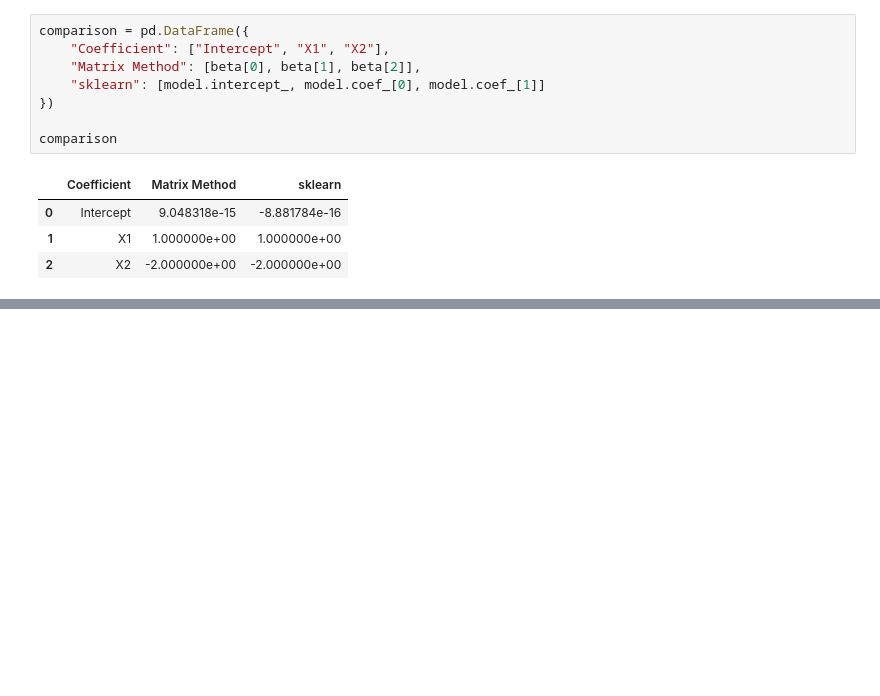
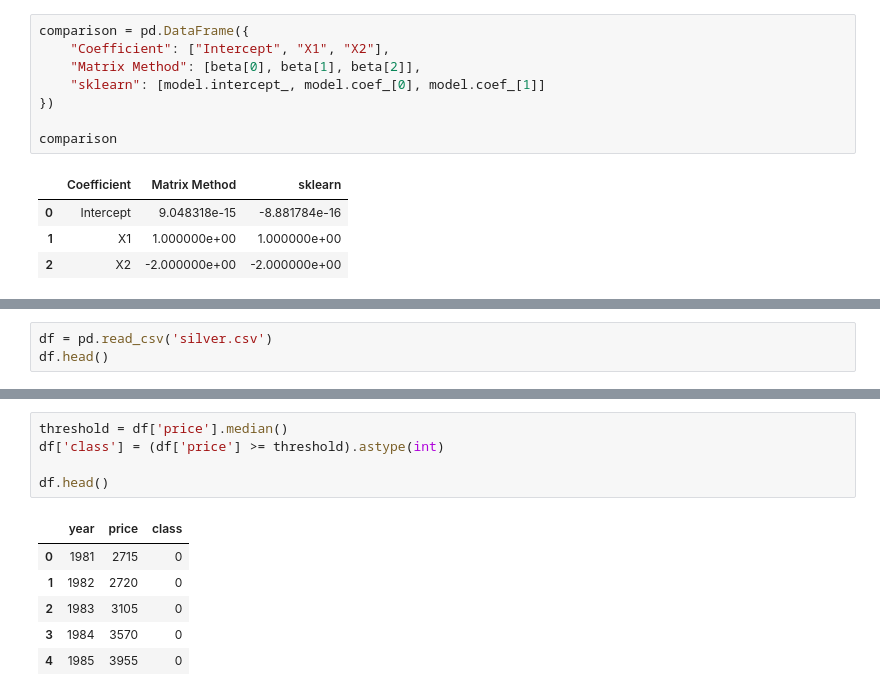
Before and after one commit to gh4nti/sem5, a Jupyter notebook: MLL/lab5/lab5.ipynb, the cells around one changed output, grey strips where cells are left out. Cells and saved outputs as stored; diff of their text form; blank space fills up the shorter version.

```diff
--- a/MLL/lab5/lab5.ipynb
+++ b/MLL/lab5/lab5.ipynb
@@ -454,0 +730,3 @@ comparison
+# %%
+df = pd.read_csv('silver.csv')
+df.head()
@@ -454,0 +740,12 @@ comparison
+# %%
+threshold = df['price'].median()
+df['class'] = (df['price'] >= threshold).astype(int)
+
+df.head()
+# %% [output]
+|  | year | price | class |
+| 0 | 1981 | 2715 | 0 |
+| 1 | 1982 | 2720 | 0 |
+| 2 | 1983 | 3105 | 0 |
+| 3 | 1984 | 3570 | 0 |
+| 4 | 1985 | 3955 | 0 |
```
Also changed, not shown: parts of 31 cells of this notebook, 6 other files.
